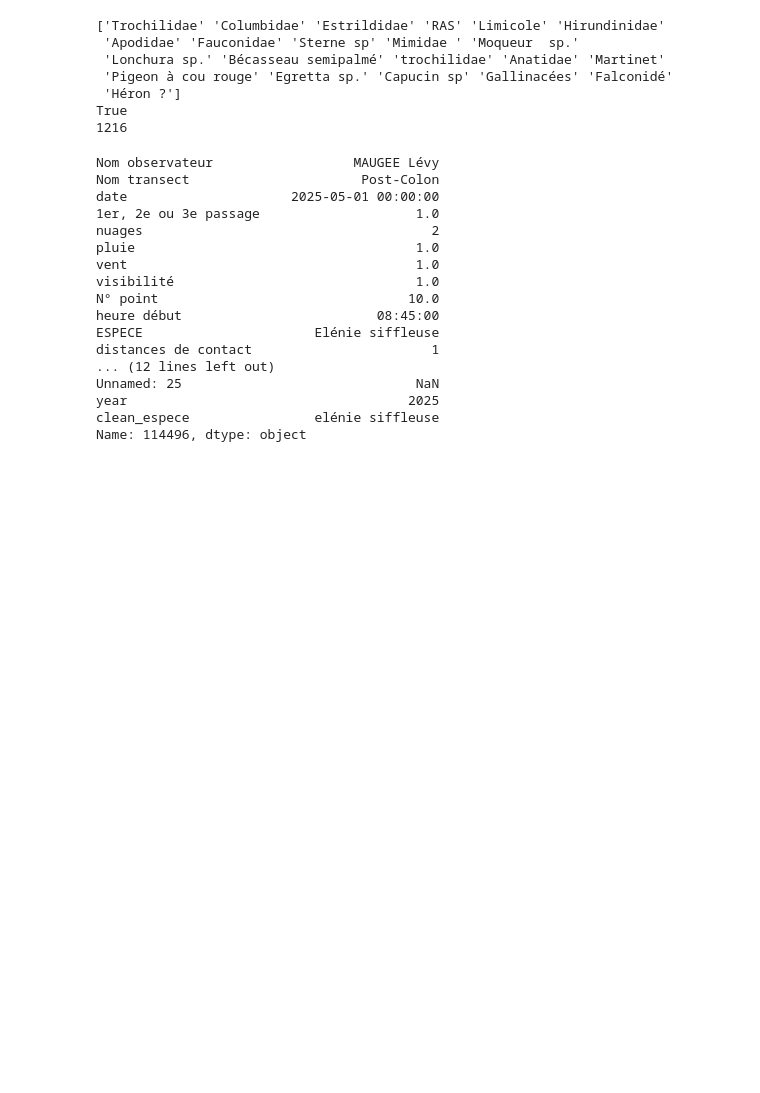
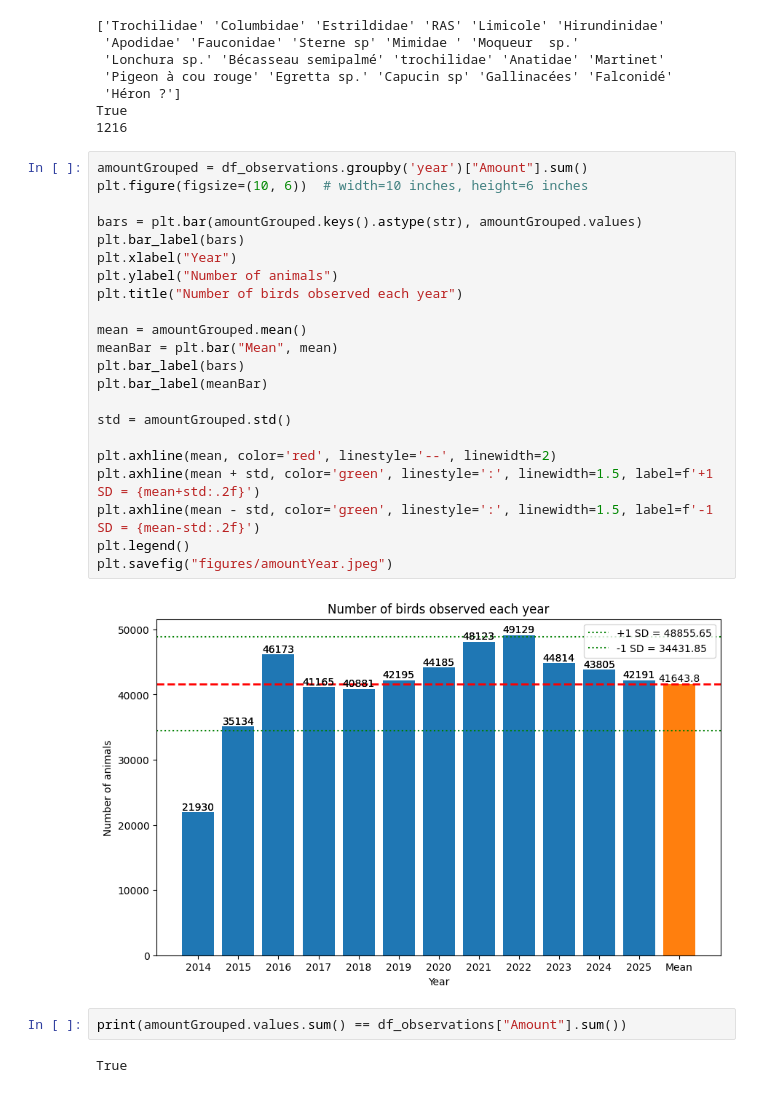
Before and after one commit to baptistepras/birds_biodiversity, a Jupyter notebook: code.ipynb, the cells around one changed output. Cells and saved outputs as stored; diff of their text form; blank space fills up the shorter version.

```diff
--- a/code.ipynb
+++ b/code.ipynb
@@ -409,21 +430,30 @@ print(count)
 True
 1216
 # %%
+amountGrouped = df_observations.groupby('year')["Amount"].sum()
+plt.figure(figsize=(10, 6))  # width=10 inches, height=6 inches
+
+bars = plt.bar(amountGrouped.keys().astype(str), amountGrouped.values)
+plt.bar_label(bars)
+plt.xlabel("Year")
+plt.ylabel("Number of animals")
+plt.title("Number of birds observed each year")
+
+mean = amountGrouped.mean()
+meanBar = plt.bar("Mean", mean)
+plt.bar_label(bars)
+plt.bar_label(meanBar)
+
+std = amountGrouped.std()
+
+plt.axhline(mean, color='red', linestyle='--', linewidth=2)
+plt.axhline(mean + std, color='green', linestyle=':', linewidth=1.5, label=f'+1 SD = {mean+std:.2f}')
+plt.axhline(mean - std, color='green', linestyle=':', linewidth=1.5, label=f'-1 SD = {mean-std:.2f}')
+plt.legend()
+plt.savefig("figures/amountYear.jpeg")
 # %% [output]
-Nom observateur                  MAUGEE Lévy
-Nom transect                      Post-Colon
-date                     2025-05-01 00:00:00
-1er, 2e ou 3e passage                    1.0
-nuages                                     2
-pluie                                    1.0
-vent                                     1.0
-visibilité                               1.0
-N° point                                10.0
-heure début                         08:45:00
-ESPECE                      Elénie siffleuse
-distances de contact                       1
-... (12 lines left out)
-Unnamed: 25                              NaN
-year                                    2025
-clean_espece                elénie siffleuse
-Name: 114496, dtype: object
+[figure, added]
+# %%
+print(amountGrouped.values.sum() == df_observations["Amount"].sum())
+# %% [output]
+True
```
Also changed, not shown: parts of 5 cells of this notebook.
